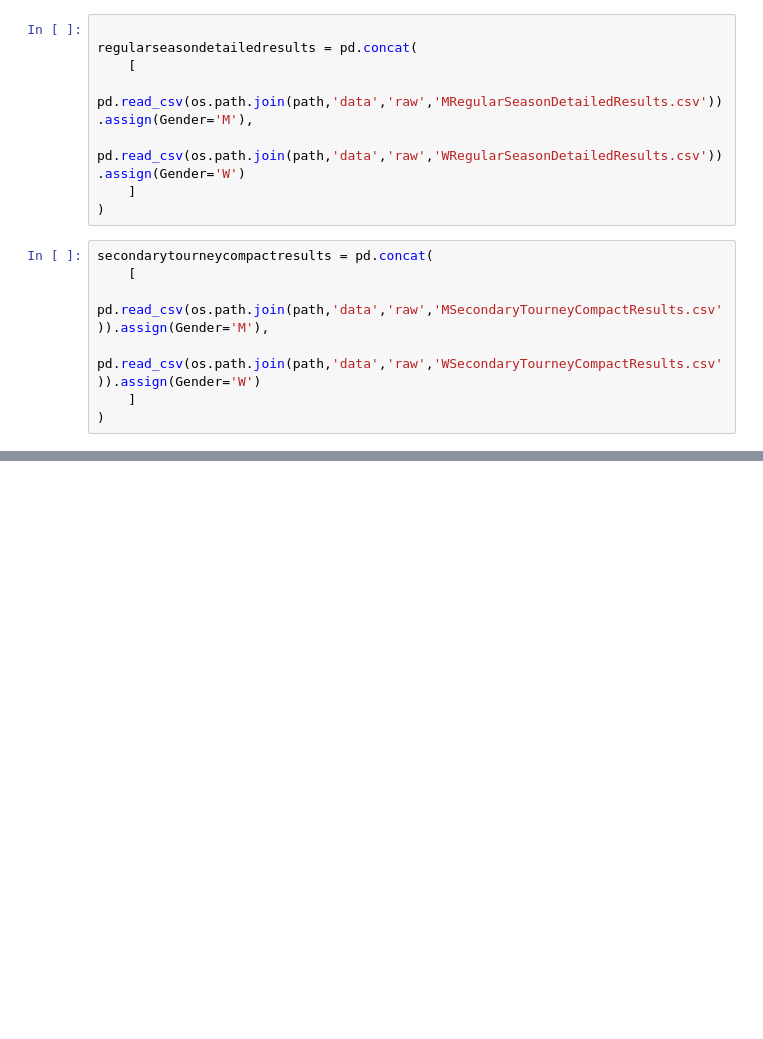
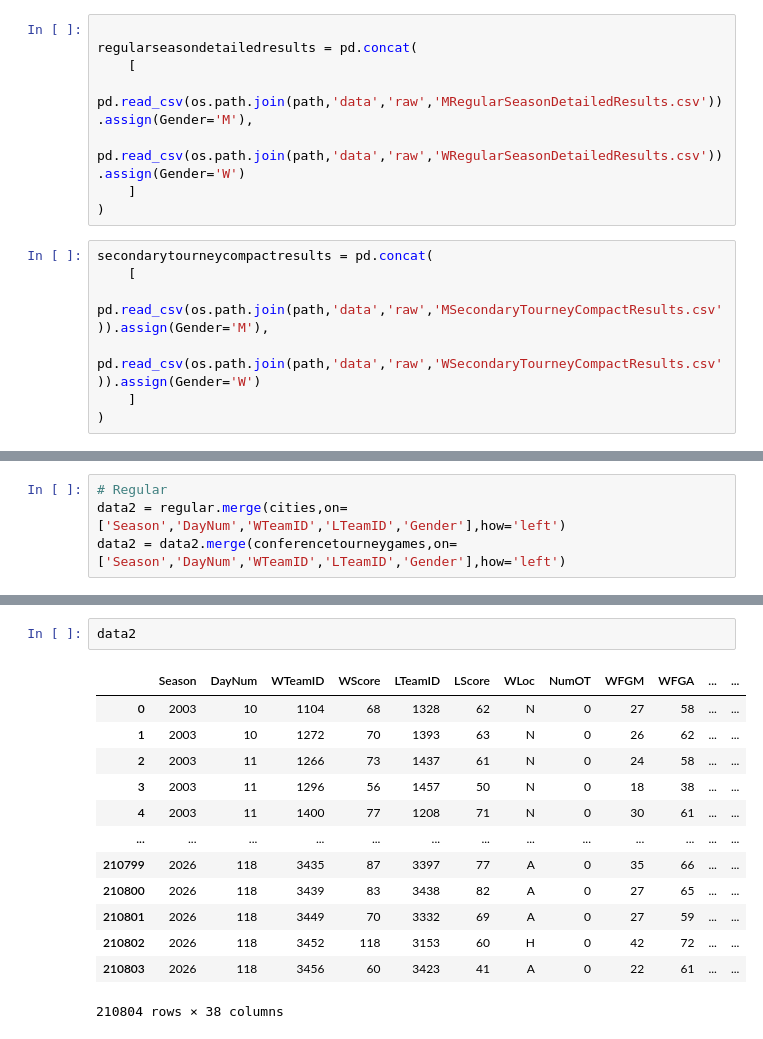
Before and after one commit to Sanket-g-75/March-Machine-Learning-Mania-2026, a Jupyter notebook: notebooks/data.ipynb, the cells around one changed output, grey strips where cells are left out. Saved outputs shown, nothing was run; the diff lists cells and outputs as text; blank space fills up the shorter version.

```diff
--- a/notebooks/data.ipynb
+++ b/notebooks/data.ipynb
@@ -177,0 +205,4 @@ secondarytourneycompactresults = pd.concat(
+# %%
+# Regular
+data2 = regular.merge(cities,on=['Season','DayNum','WTeamID','LTeamID','Gender'],how='left')
+data2 = data2.merge(conferencetourneygames,on=['Season','DayNum','WTeamID','LTeamID','Gender'],how='left')
@@ -177,0 +225,16 @@ secondarytourneycompactresults = pd.concat(
+# %%
+data2
+# %% [output]
+|  | Season | DayNum | WTeamID | WScore | LTeamID | LScore | WLoc | NumOT | WFGM | WFGA | ... | ... |
+| 0 | 2003 | 10 | 1104 | 68 | 1328 | 62 | N | 0 | 27 | 58 | ... | ... |
+| 1 | 2003 | 10 | 1272 | 70 | 1393 | 63 | N | 0 | 26 | 62 | ... | ... |
+| 2 | 2003 | 11 | 1266 | 73 | 1437 | 61 | N | 0 | 24 | 58 | ... | ... |
+| 3 | 2003 | 11 | 1296 | 56 | 1457 | 50 | N | 0 | 18 | 38 | ... | ... |
+| 4 | 2003 | 11 | 1400 | 77 | 1208 | 71 | N | 0 | 30 | 61 | ... | ... |
+| ... | ... | ... | ... | ... | ... | ... | ... | ... | ... | ... | ... | ... |
+| 210799 | 2026 | 118 | 3435 | 87 | 3397 | 77 | A | 0 | 35 | 66 | ... | ... |
+| 210800 | 2026 | 118 | 3439 | 83 | 3438 | 82 | A | 0 | 27 | 65 | ... | ... |
+| 210801 | 2026 | 118 | 3449 | 70 | 3332 | 69 | A | 0 | 27 | 59 | ... | ... |
+| 210802 | 2026 | 118 | 3452 | 118 | 3153 | 60 | H | 0 | 42 | 72 | ... | ... |
+| 210803 | 2026 | 118 | 3456 | 60 | 3423 | 41 | A | 0 | 22 | 61 | ... | ... |
+210804 rows × 38 columns
```
Also changed, not shown: parts of 32 cells of this notebook, 1 other file.
